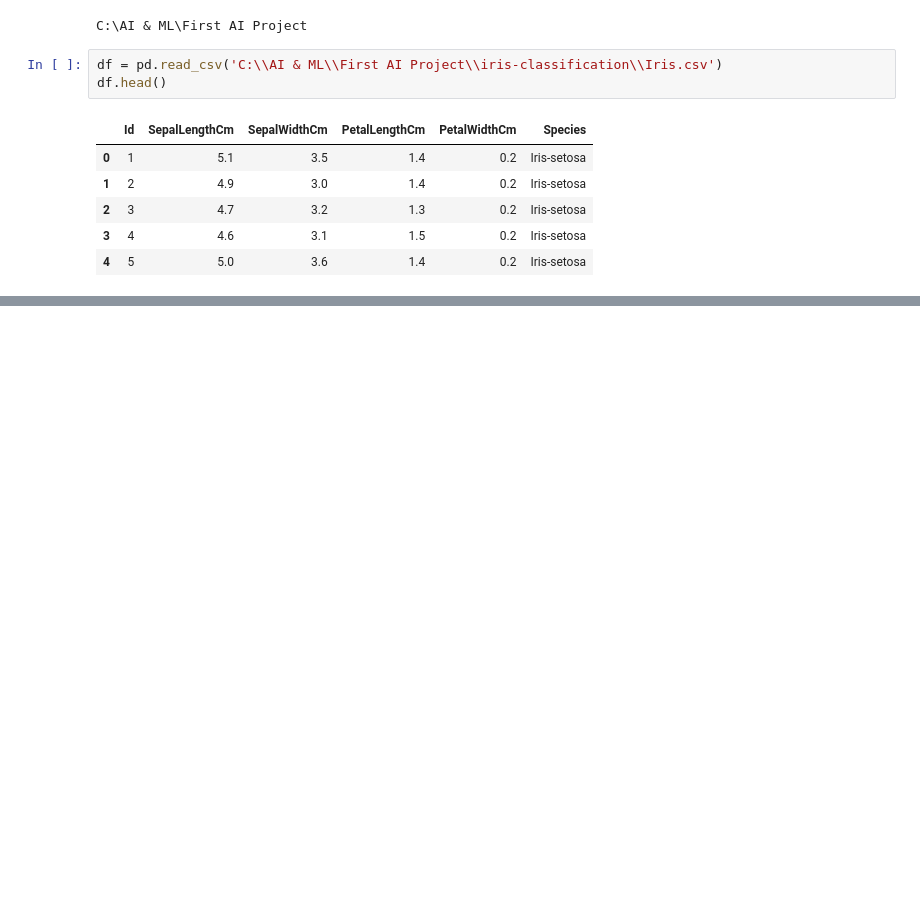
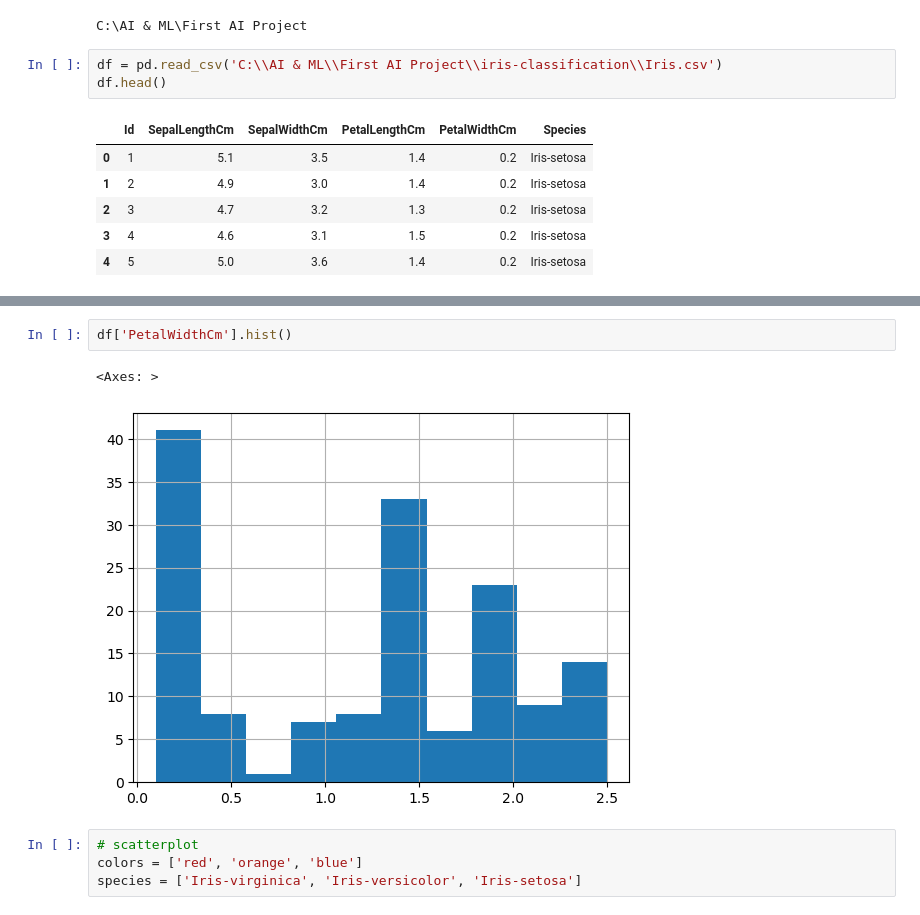
Before and after one commit to mzaidaqil/iris-classification, a Jupyter notebook: iris_classification.ipynb, the cells around one changed output, grey strips where cells are left out. Drawn from its saved outputs; the diff is of its cells as text; blank space fills up the shorter version.

```diff
--- a/iris_classification.ipynb
+++ b/iris_classification.ipynb
@@ -20,0 +96,9 @@ df.head()
+# %%
+df['PetalWidthCm'].hist()
+# %% [output]
+<Axes: >
+[figure, added]
+# %%
+# scatterplot
+colors = ['red', 'orange', 'blue']
+species = ['Iris-virginica', 'Iris-versicolor', 'Iris-setosa']
```
Also changed, not shown: parts of 27 cells of this notebook.
